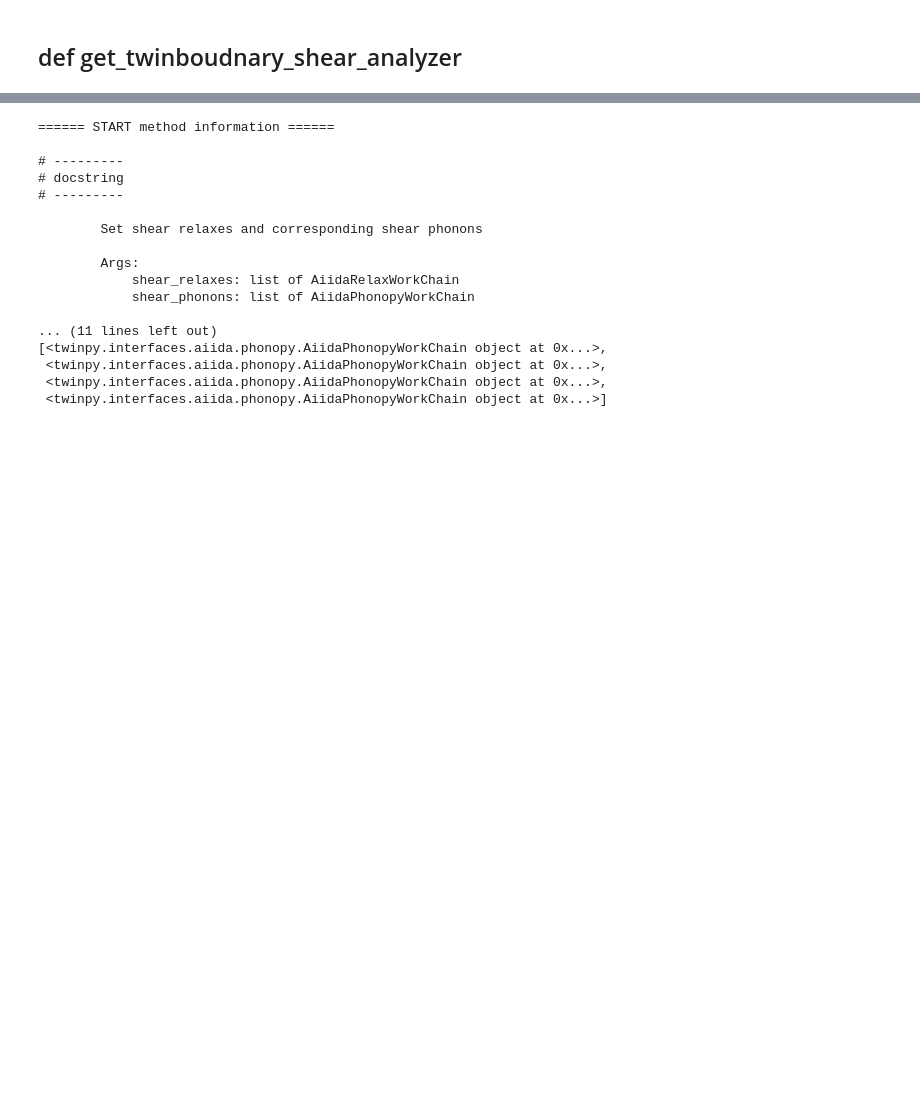
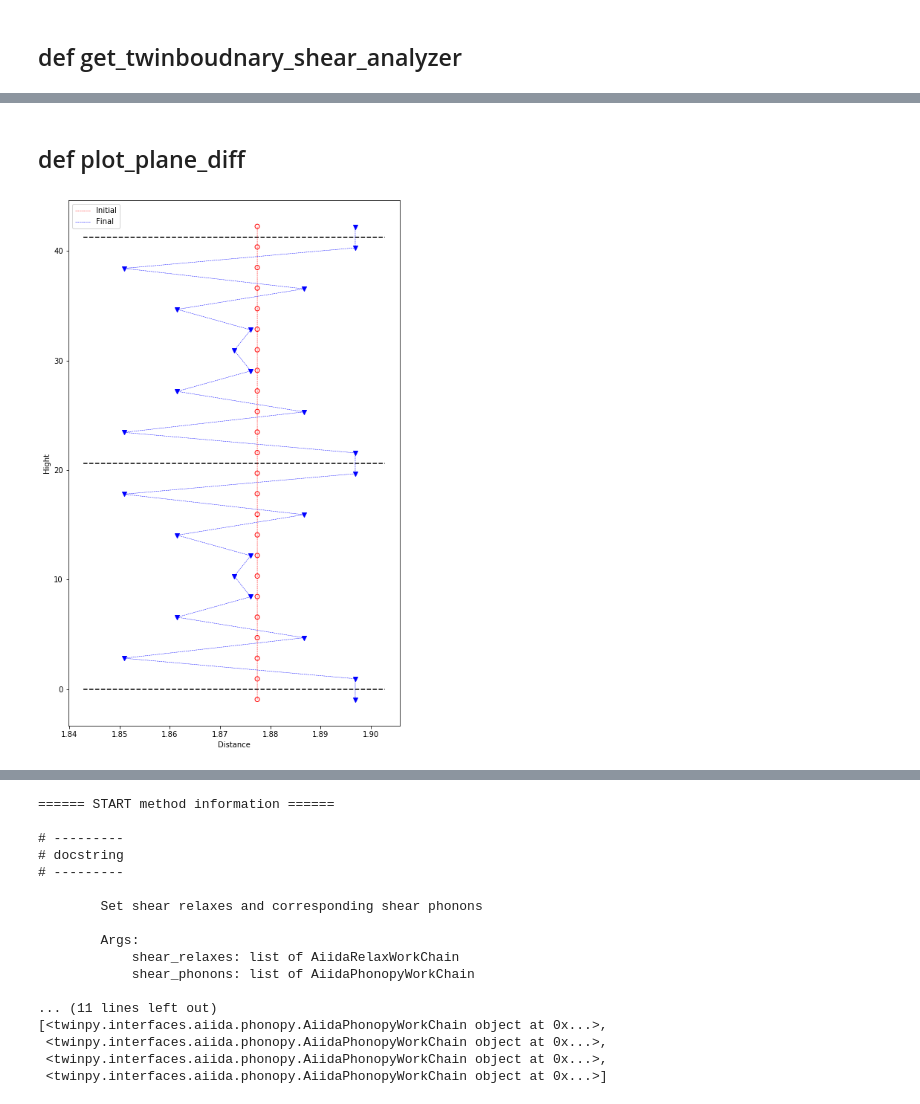
Before and after one commit to kei0822kei/twinpy, a Jupyter notebook: jupyter/analysis/twinboundary_analyzer.ipynb, the cells around one changed output, grey strips where cells are left out. Drawn from its saved outputs; the diff is of its cells as text; code cells hidden in the pictures; blank space fills up the shorter version.

```diff
--- a/jupyter/analysis/twinboundary_analyzer.ipynb
+++ b/jupyter/analysis/twinboundary_analyzer.ipynb
@@ -203,0 +193,6 @@ pprint(aiida_phonon.get_pks())
+# %% [markdown]
+## def plot_plane_diff
+# %%
+fig = twinboundary_analyzer.plot_plane_diff()
+# %% [output]
+[figure, added]
```
Also changed, not shown: parts of 18 cells of this notebook, 16 other files.
